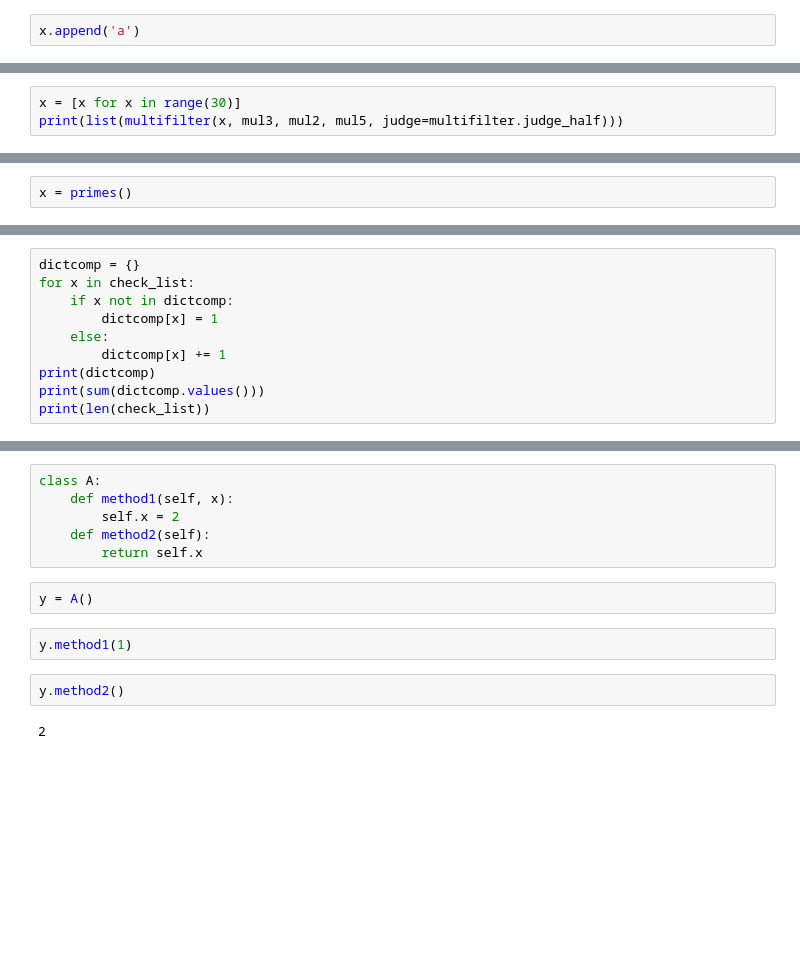
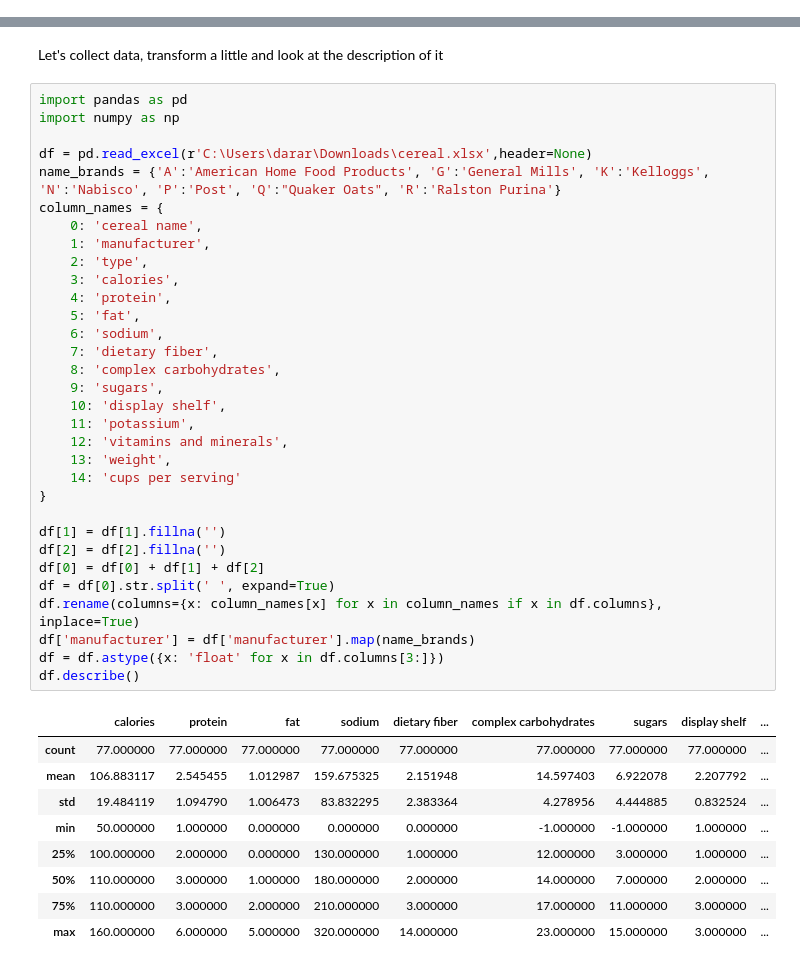
Before and after one commit to darkarchonful/Cereal_example_FLS_PBI, a Jupyter notebook: kpi_mpp_2.ipynb, the cells around one changed output, grey strips where cells are left out. Saved outputs shown, nothing was run; the diff lists cells and outputs as text; blank space fills up the shorter version.

```diff
--- a/kpi_mpp_2.ipynb
+++ b/kpi_mpp_2.ipynb
@@ -21,2 +0,0 @@ x.print()
-# %%
-x.append('a')
@@ -111,3 +0,0 @@ class multifilter:
-# %%
-x = [x for x in range(30)]
-print(list(multifilter(x, mul3, mul2, mul5, judge=multifilter.judge_half)))
@@ -126,2 +0,0 @@ def primes():
-# %%
-x = primes()
@@ -413,10 +0,0 @@ check_list = [len(x) for x in check_list]
-# %%
-dictcomp = {}
-for x in check_list:
-    if x not in dictcomp:
-        dictcomp[x] = 1
-    else:
-        dictcomp[x] += 1
-print(dictcomp)
-print(sum(dictcomp.values()))
-print(len(check_list))
@@ -471,14 +1,44 @@ print([len(x.strip('"').strip()) for x in [w_l[1],w_l[3],w_l[4]]])
-# %%
-class A:
-    def method1(self, x):
-        self.x = 2
-    def method2(self):
-        return self.x
-# %%
-y = A()
-# %%
-y.method1(1)
-# %%
-y.method2()
-# %% [output]
-2
+# %% [markdown]
+Let's collect data, transform a little and look at the description of it
+# %%
+import pandas as pd
+import numpy as np
+
+df = pd.read_excel(r'C:\Users\darar\Downloads\cereal.xlsx',header=None)
+name_brands = {'A':'American Home Food Products', 'G':'General Mills', 'K':'Kelloggs', 'N':'Nabisco', 'P':'Post', 'Q':"Quaker Oats", 'R':'Ralston Purina'}
+column_names = {
+    0: 'cereal name',
+	1: 'manufacturer',
+	2: 'type',
+	3: 'calories',
+	4: 'protein',
+	5: 'fat',
+	6: 'sodium',
+	7: 'dietary fiber',
+	8: 'complex carbohydrates',
+	9: 'sugars',
+	10: 'display shelf',
+	11: 'potassium',
+	12: 'vitamins and minerals',
+	13: 'weight',
+	14: 'cups per serving'
+}
+
+df[1] = df[1].fillna('')
+df[2] = df[2].fillna('')
+df[0] = df[0] + df[1] + df[2]
+df = df[0].str.split(' ', expand=True)
+df.rename(columns={x: column_names[x] for x in column_names if x in df.columns}, inplace=True)
+df['manufacturer'] = df['manufacturer'].map(name_brands)
+df = df.astype({x: 'float' for x in df.columns[3:]})
+df.describe()
+# %% [output]
+|  | calories | protein | fat | sodium | dietary fiber | complex carbohydrates | sugars | display shelf | ... |
+| count | 77.000000 | 77.000000 | 77.000000 | 77.000000 | 77.000000 | 77.000000 | 77.000000 | 77.000000 | ... |
+| mean | 106.883117 | 2.545455 | 1.012987 | 159.675325 | 2.151948 | 14.597403 | 6.922078 | 2.207792 | ... |
+| std | 19.484119 | 1.094790 | 1.006473 | 83.832295 | 2.383364 | 4.278956 | 4.444885 | 0.832524 | ... |
+| min | 50.000000 | 1.000000 | 0.000000 | 0.000000 | 0.000000 | -1.000000 | -1.000000 | 1.000000 | ... |
+| 25% | 100.000000 | 2.000000 | 0.000000 | 130.000000 | 1.000000 | 12.000000 | 3.000000 | 1.000000 | ... |
+| 50% | 110.000000 | 3.000000 | 1.000000 | 180.000000 | 2.000000 | 14.000000 | 7.000000 | 2.000000 | ... |
+| 75% | 110.000000 | 3.000000 | 2.000000 | 210.000000 | 3.000000 | 17.000000 | 11.000000 | 3.000000 | ... |
+| max | 160.000000 | 6.000000 | 5.000000 | 320.000000 | 14.000000 | 23.000000 | 15.000000 | 3.000000 | ... |
```
Also changed, not shown: parts of 56 cells of this notebook.
